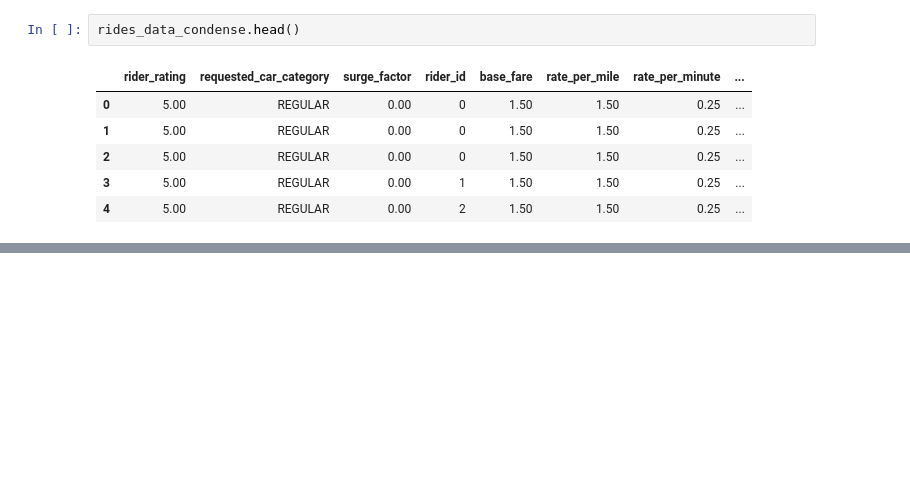
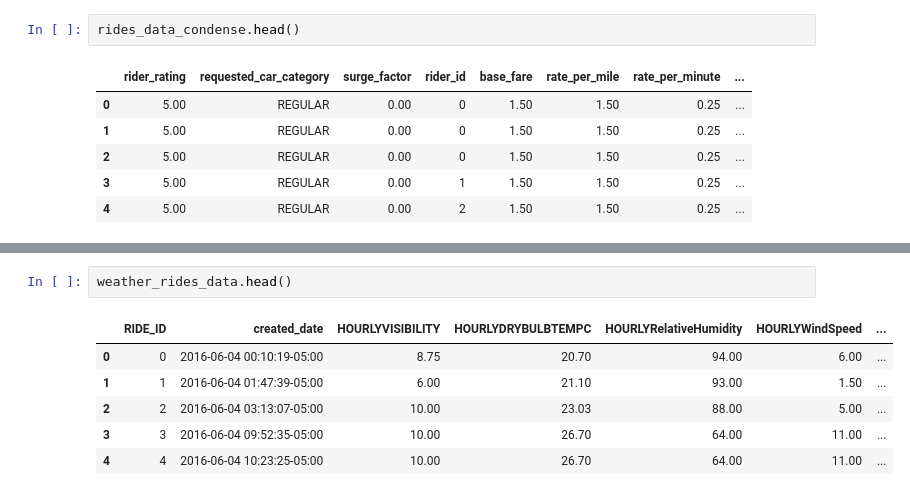
Before and after one commit to nossyd/ML-projects, a Jupyter notebook: predict-customer-wait-time/austin-rideshare-data-eda.ipynb, the cells around one changed output, grey strips where cells are left out. Drawn from its saved outputs; the diff is of its cells as text; blank space fills up the shorter version.

```diff
--- a/predict-customer-wait-time/austin-rideshare-data-eda.ipynb
+++ b/predict-customer-wait-time/austin-rideshare-data-eda.ipynb
@@ -361,0 +467,9 @@ rides_data_condense.to_csv("rides_data_condense.csv", index=False)
+# %%
+weather_rides_data.head()
+# %% [output]
+|  | RIDE_ID | created_date | HOURLYVISIBILITY | HOURLYDRYBULBTEMPC | HOURLYRelativeHumidity | HOURLYWindSpeed | ... |
+| 0 | 0 | 2016-06-04 00:10:19-05:00 | 8.75 | 20.70 | 94.00 | 6.00 | ... |
+| 1 | 1 | 2016-06-04 01:47:39-05:00 | 6.00 | 21.10 | 93.00 | 1.50 | ... |
+| 2 | 2 | 2016-06-04 03:13:07-05:00 | 10.00 | 23.03 | 88.00 | 5.00 | ... |
+| 3 | 3 | 2016-06-04 09:52:35-05:00 | 10.00 | 26.70 | 64.00 | 11.00 | ... |
+| 4 | 4 | 2016-06-04 10:23:25-05:00 | 10.00 | 26.70 | 64.00 | 11.00 | ... |
```
Also changed, not shown: parts of 18 cells of this notebook.
